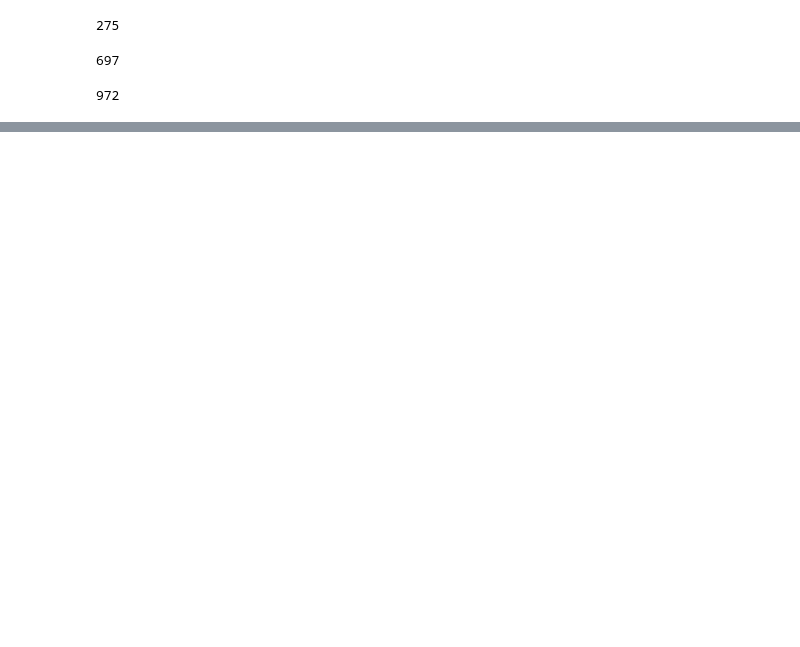
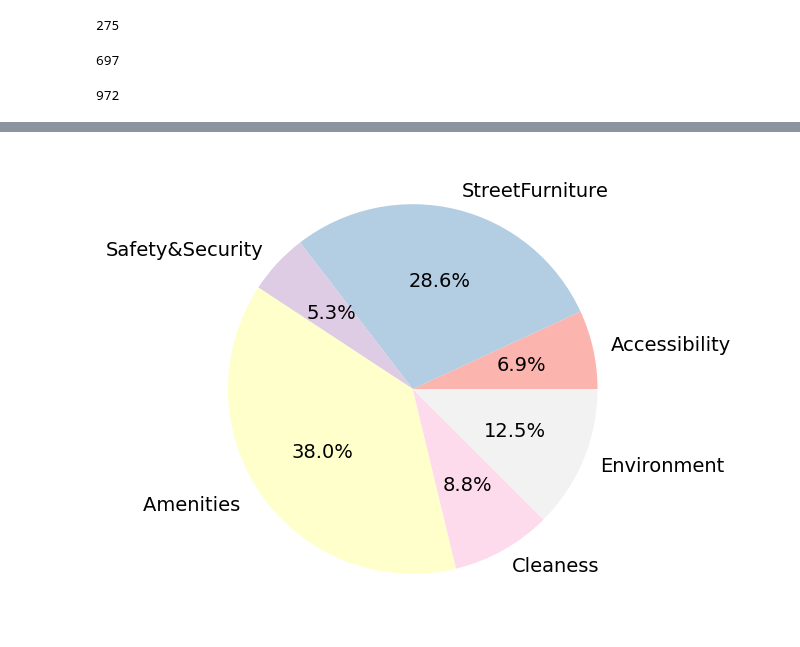
Before and after one commit to mingyuzhuu/DEPcoMapping, a Jupyter notebook: DEPcoMapping.ipynb, the cells around one changed output, grey strips where cells are left out. Drawn from its saved outputs; the diff is of its cells as text; code cells hidden in the pictures; blank space fills up the shorter version.

```diff
--- a/DEPcoMapping.ipynb
+++ b/DEPcoMapping.ipynb
@@ -43,3 +44,6 @@ df['photos'].sum()
 df['comments'].sum() + df['photos'].sum()
 # %% [output]
 972
+# %%
+df = pd.read_csv('Data/comments.csv')
+df.head()
@@ -45,0 +57,23 @@ df['comments'].sum() + df['photos'].sum()
+# %%
+# Set 'Category' as index
+df.set_index('Category', inplace=True)
+
+
+# Use the 'inferno' colormap and normalise the color values
+colors = plt.cm.Pastel1(np.linspace(0, 1, len(df)))  # Normalise color values between 0 and 1
+
+# Plot pie chart
+df['NumberOfComments'].plot(kind='pie', autopct='%1.1f%%', figsize=(6, 6),
+                            textprops={'fontsize': 14},
+                            colors=colors)
+
+# Set custom y-label
+plt.ylabel('')
+
+
+# Optional: Set plot title
+plt.title('')
+
+plt.savefig('Figure/commentsCa.png', bbox_inches='tight')
+# %% [output]
+[figure, added]
```
Also changed, not shown: parts of 3 cells of this notebook, 2 other files.
